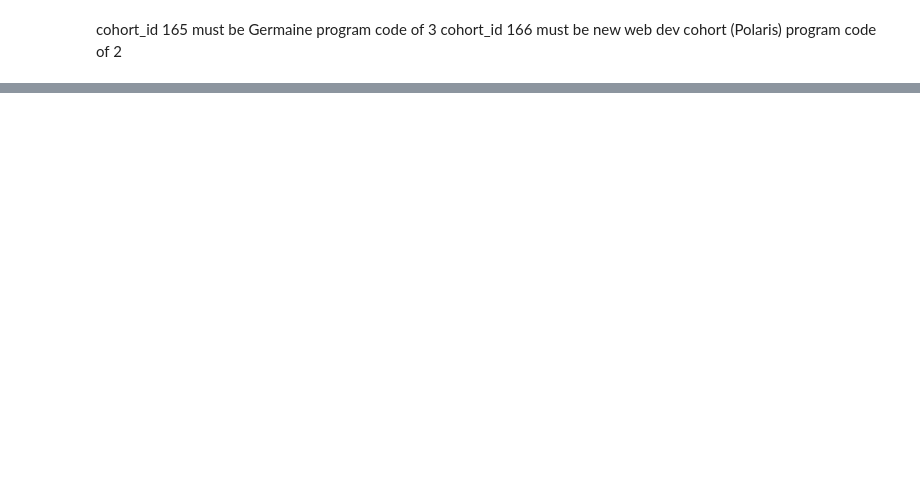
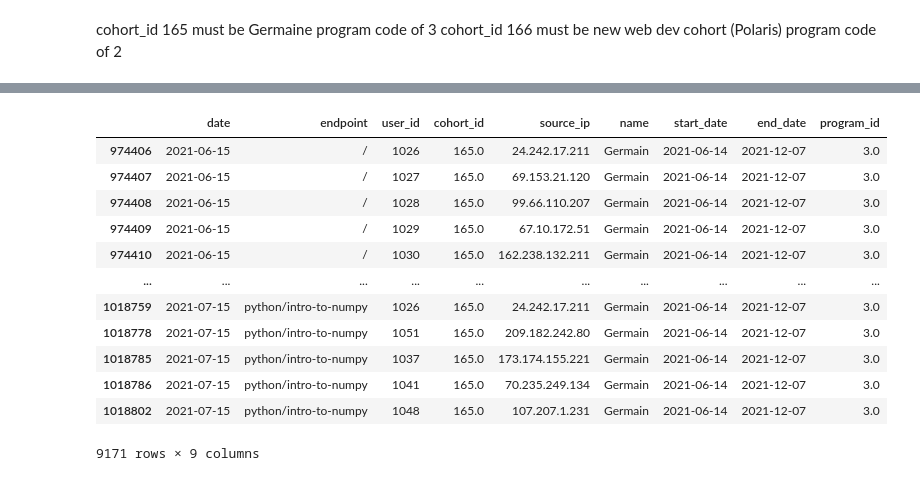
Before and after one commit to Florence-Team-8/anomaly-detection-project, a Jupyter notebook: heathers_notebook.ipynb, the cells around one changed output, grey strips where cells are left out. Cells and saved outputs as stored; diff of their text form; code cells hidden in the pictures; blank space fills up the shorter version.

```diff
--- a/heathers_notebook.ipynb
+++ b/heathers_notebook.ipynb
@@ -144,0 +377,2 @@ cohort_id 166 must be new web dev cohort (Polaris) program code of 2
+# %%
+df['name'] = df.name.str.strip()
@@ -144,0 +399,16 @@ cohort_id 166 must be new web dev cohort (Polaris) program code of 2
+# %%
+df[df['name'] == 'Germain']
+# %% [output]
+|  | date | endpoint | user_id | cohort_id | source_ip | name | start_date | end_date | program_id |
+| 974406 | 2021-06-15 | / | 1026 | 165.0 | 24.242.17.211 | Germain | 2021-06-14 | 2021-12-07 | 3.0 |
+| 974407 | 2021-06-15 | / | 1027 | 165.0 | 69.153.21.120 | Germain | 2021-06-14 | 2021-12-07 | 3.0 |
+| 974408 | 2021-06-15 | / | 1028 | 165.0 | 99.66.110.207 | Germain | 2021-06-14 | 2021-12-07 | 3.0 |
+| 974409 | 2021-06-15 | / | 1029 | 165.0 | 67.10.172.51 | Germain | 2021-06-14 | 2021-12-07 | 3.0 |
+| 974410 | 2021-06-15 | / | 1030 | 165.0 | 162.238.132.211 | Germain | 2021-06-14 | 2021-12-07 | 3.0 |
+| ... | ... | ... | ... | ... | ... | ... | ... | ... | ... |
+| 1018759 | 2021-07-15 | python/intro-to-numpy | 1026 | 165.0 | 24.242.17.211 | Germain | 2021-06-14 | 2021-12-07 | 3.0 |
+| 1018778 | 2021-07-15 | python/intro-to-numpy | 1051 | 165.0 | 209.182.242.80 | Germain | 2021-06-14 | 2021-12-07 | 3.0 |
+| 1018785 | 2021-07-15 | python/intro-to-numpy | 1037 | 165.0 | 173.174.155.221 | Germain | 2021-06-14 | 2021-12-07 | 3.0 |
+| 1018786 | 2021-07-15 | python/intro-to-numpy | 1041 | 165.0 | 70.235.249.134 | Germain | 2021-06-14 | 2021-12-07 | 3.0 |
+| 1018802 | 2021-07-15 | python/intro-to-numpy | 1048 | 165.0 | 107.207.1.231 | Germain | 2021-06-14 | 2021-12-07 | 3.0 |
+9171 rows × 9 columns
```
Also changed, not shown: parts of 29 cells of this notebook.
